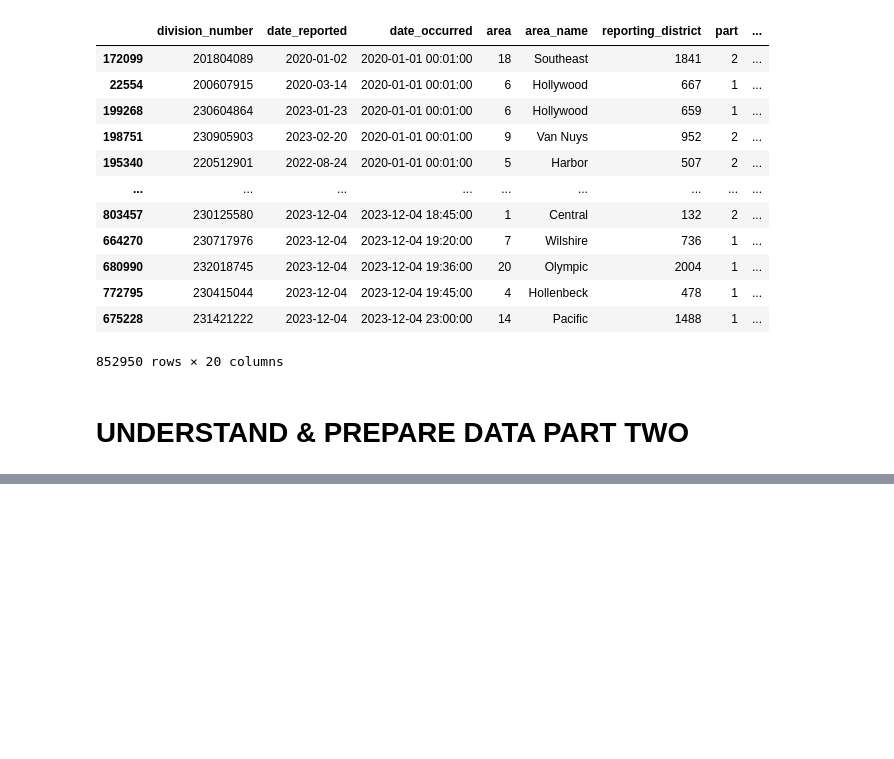
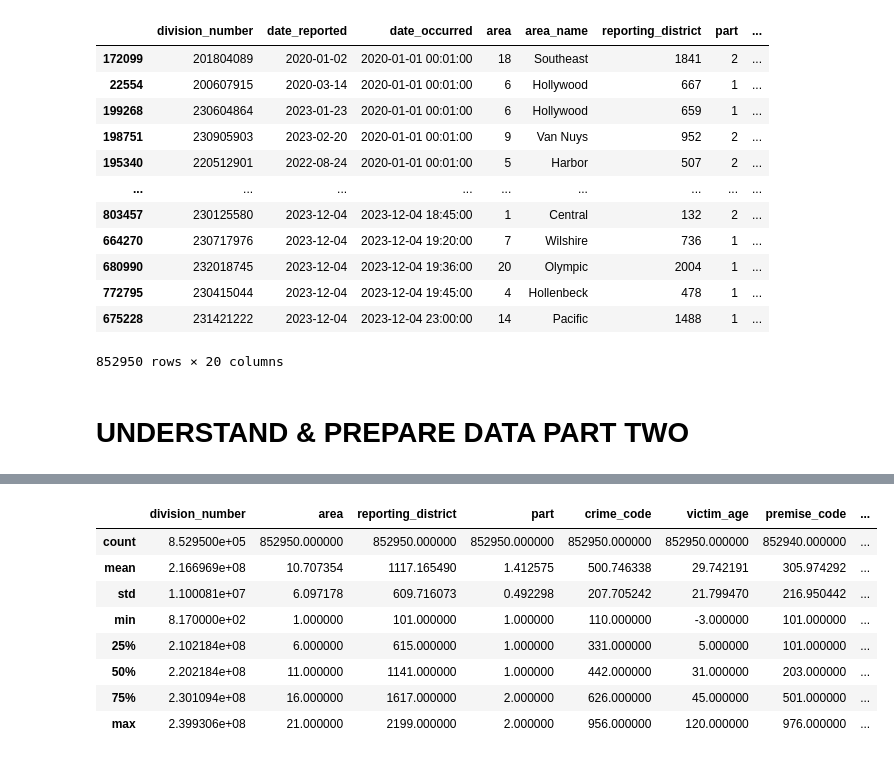
Before and after one commit to ettolrahc97/LA-Crime-Data-Analysis-Project, a Jupyter notebook: LA Crime.ipynb, the cells around one changed output, grey strips where cells are left out. Drawn from its saved outputs; the diff is of its cells as text; code cells hidden in the pictures; blank space fills up the shorter version.

```diff
--- a/LA Crime.ipynb
+++ b/LA Crime.ipynb
@@ -138,0 +173,12 @@ df['date_occurred'] = pd.to_datetime(df['date_occurred'], format = '%Y-%m-%d %H:
+# %%
+df.describe(include = ['int64','float64'])
+# %% [output]
+|  | division_number | area | reporting_district | part | crime_code | victim_age | premise_code | ... |
+| count | 8.529500e+05 | 852950.000000 | 852950.000000 | 852950.000000 | 852950.000000 | 852950.000000 | 852940.000000 | ... |
+| mean | 2.166969e+08 | 10.707354 | 1117.165490 | 1.412575 | 500.746338 | 29.742191 | 305.974292 | ... |
+| std | 1.100081e+07 | 6.097178 | 609.716073 | 0.492298 | 207.705242 | 21.799470 | 216.950442 | ... |
+| min | 8.170000e+02 | 1.000000 | 101.000000 | 1.000000 | 110.000000 | -3.000000 | 101.000000 | ... |
+| 25% | 2.102184e+08 | 6.000000 | 615.000000 | 1.000000 | 331.000000 | 5.000000 | 101.000000 | ... |
+| 50% | 2.202184e+08 | 11.000000 | 1141.000000 | 1.000000 | 442.000000 | 31.000000 | 203.000000 | ... |
+| 75% | 2.301094e+08 | 16.000000 | 1617.000000 | 2.000000 | 626.000000 | 45.000000 | 501.000000 | ... |
+| max | 2.399306e+08 | 21.000000 | 2199.000000 | 2.000000 | 956.000000 | 120.000000 | 976.000000 | ... |
```
Also changed, not shown: parts of 3 cells of this notebook.
